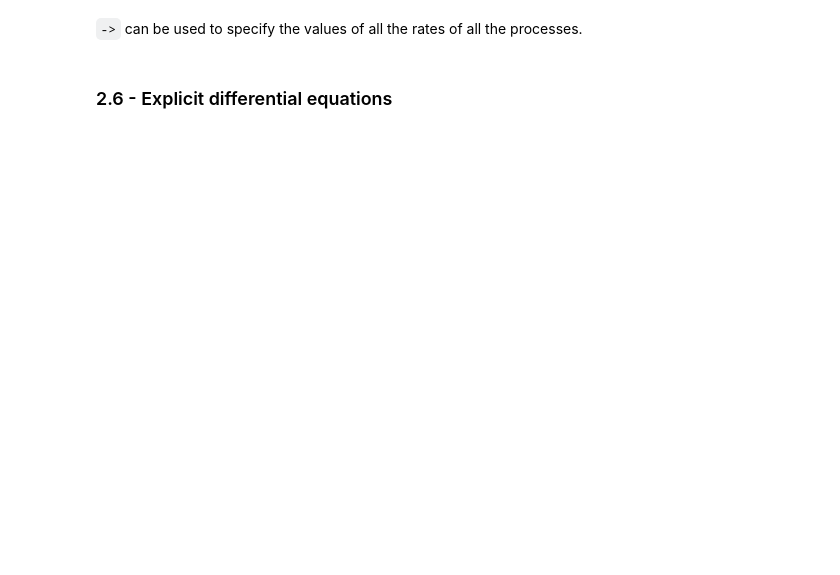
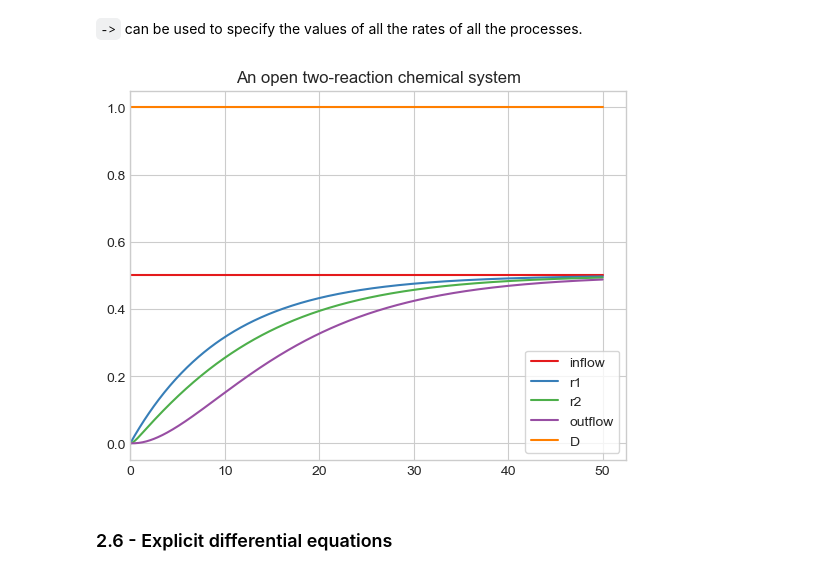
Before and after one commit to aeferreira/stimator, a Jupyter notebook: notebooks/models.ipynb, the cells around one changed output. Saved outputs shown, nothing was run; the diff lists cells and outputs as text; code cells hidden in the pictures; blank space fills up the shorter version.

```diff
--- a/notebooks/models.ipynb
+++ b/notebooks/models.ipynb
@@ -189,7 +318,9 @@ m.solve(tf=50.0, outputs=['total', 'A']).plot()
 # %% [markdown]
 `->` can be used to specify the values of all the rates of all the processes.
 # %%
-m.solve(tf=50.0, outputs=['->', 'D']).plot()
+m.solve(tf=50.0, outputs=['->', 'D']).plot(palette='Set1');
+# %% [output]
+[figure, added]
 # %% [markdown]
 ### 2.6 - Explicit differential equations
 # %%
```
Also changed, not shown: parts of 22 cells of this notebook, 4 other files.
